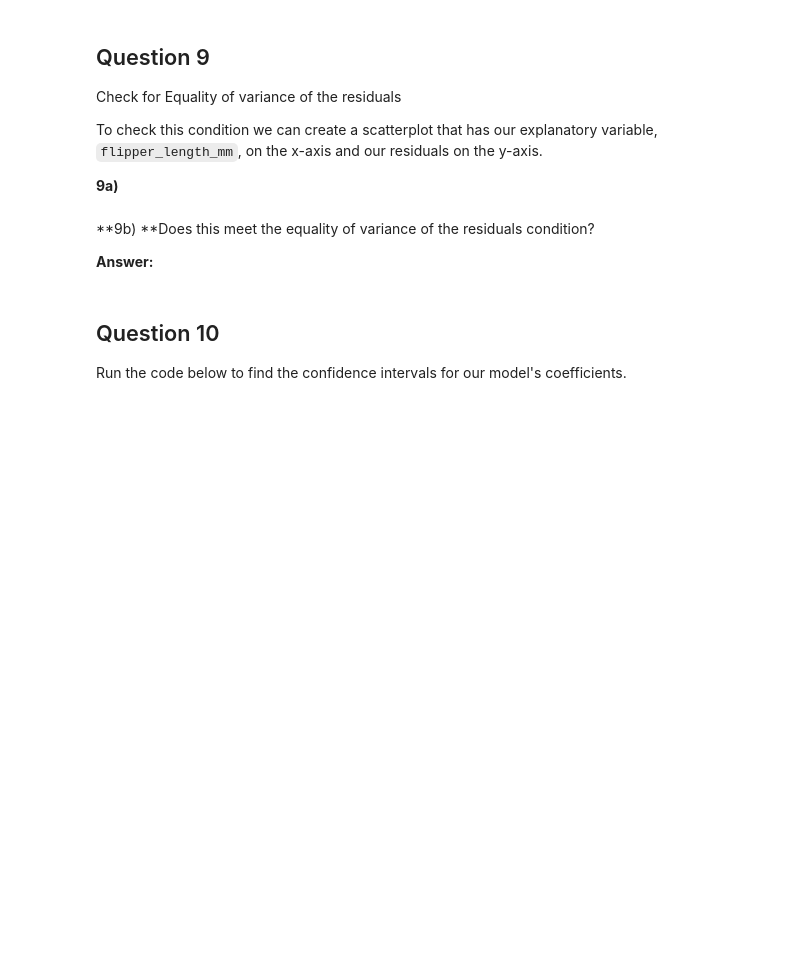
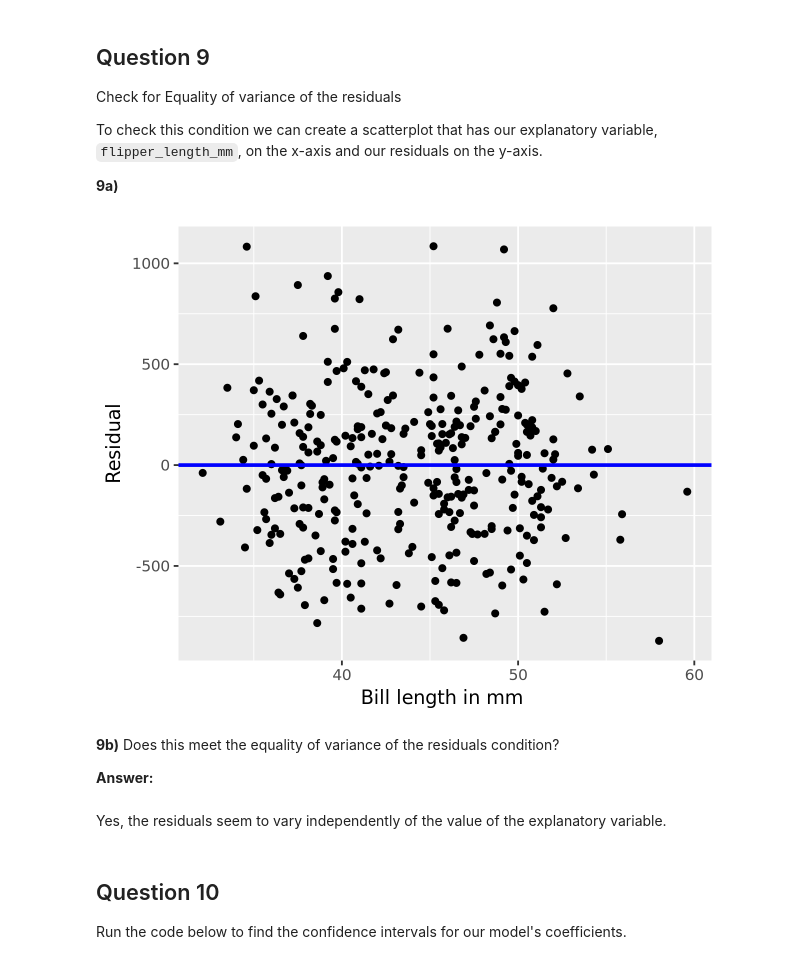
Before and after one commit to UNC-DATA-730/unit-10-assignment-pnewmattunc, a Jupyter notebook: assignment10.ipynb, the cells around one changed output. Cells and saved outputs as stored; diff of their text form; code cells hidden in the pictures; blank space fills up the shorter version.

```diff
--- a/assignment10.ipynb
+++ b/assignment10.ipynb
@@ -347,11 +372,21 @@ residuals on the y-axis.
 **9a)**
 # %%
 #Add code to check this condition:
+
+augment(pen_parallel, new_data = pen) |>
+  ggplot(aes(x = bill_length_mm, y = .resid)) +
+  geom_point() +
+  labs(x = "Bill length in mm ", y = "Residual") +
+  geom_hline(yintercept = 0, col = "blue", linewidth = 1)
+# %% [output]
+[figure, added]
 # %% [markdown]
-**9b) **Does this meet the equality of variance of the residuals
+**9b)** Does this meet the equality of variance of the residuals
 condition?
 
 **Answer:**
+# %% [markdown]
+Yes, the residuals seem to vary independently of the value of the explanatory variable.
 # %% [markdown]
 ## Question 10
 
```
Also changed, not shown: parts of 16 cells of this notebook.
